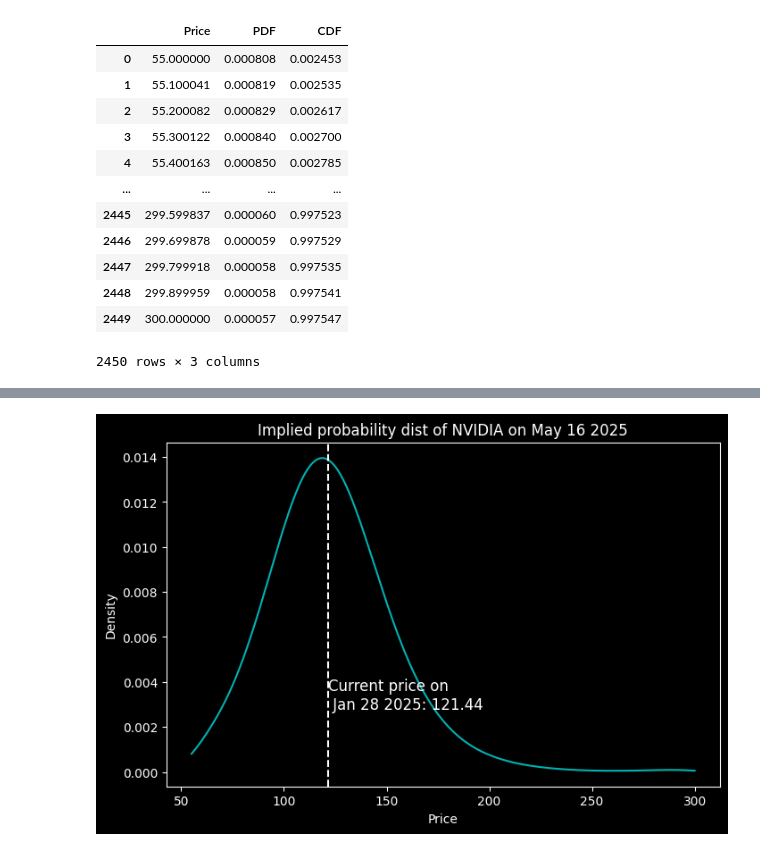
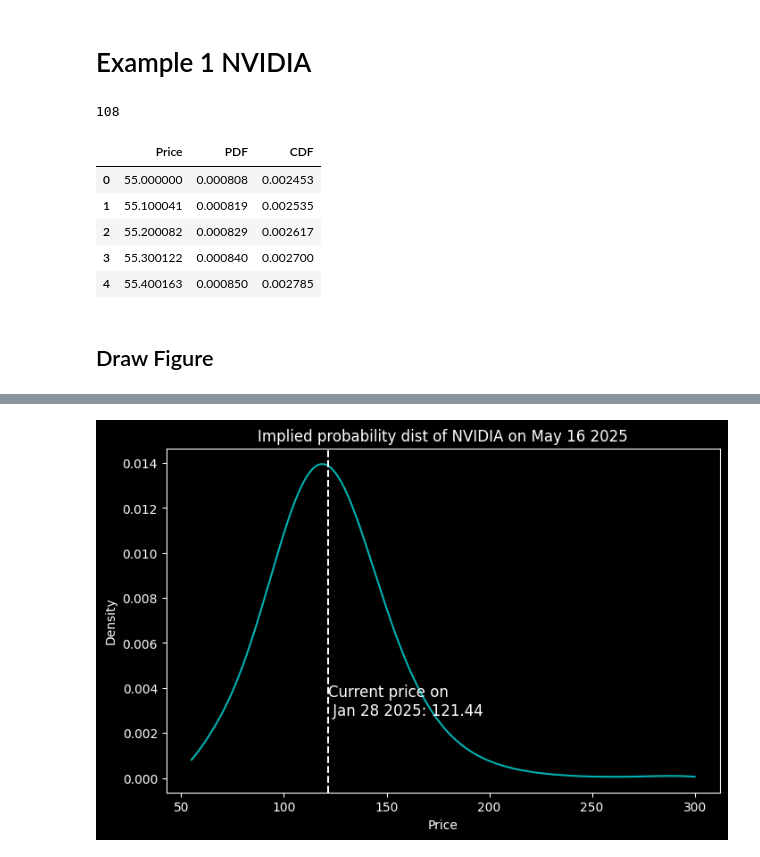
Before and after one commit to TradeInsight-Info/options-implied-probability, a Jupyter notebook: example.ipynb, the cells around one changed output, grey strips where cells are left out. Saved outputs shown, nothing was run; the diff lists cells and outputs as text; code cells hidden in the pictures.

Commit message:
run example through plotting function

```diff
--- a/example.ipynb
+++ b/example.ipynb
@@ -2,6 +2,8 @@
 from oipd import cli
 from datetime import datetime
 import matplotlib.pyplot as plt
+# %% [markdown]
+# Example 1 NVIDIA
 # %%
 # --- example 1 - NVIDIA --- #
 
@@ -15,6 +17,10 @@ strike_date_dt = datetime.strptime(strike_date, "%Y-%m-%d")
 # Calculate the difference in days
 days_difference = (strike_date_dt - current_date_dt).days
 # output_csv_path = "/Users/henrytian/Downloads/results.csv"
+# %%
+days_difference
+# %% [output]
+108
 # %%
 nvidia_pdf = cli.generate_pdf.run(
     input_csv_path=input_csv_path,
@@ -24,18 +30,13 @@ nvidia_pdf = cli.generate_pdf.run(
     fit_kernel_pdf=True,
 )
 # %%
-nvidia_pdf
+nvidia_pdf.head()
 # %% [output]
 |  | Price | PDF | CDF |
 | 0 | 55.000000 | 0.000808 | 0.002453 |
 | 1 | 55.100041 | 0.000819 | 0.002535 |
 | 2 | 55.200082 | 0.000829 | 0.002617 |
 | 3 | 55.300122 | 0.000840 | 0.002700 |
 | 4 | 55.400163 | 0.000850 | 0.002785 |
-| ... | ... | ... | ... |
-| 2445 | 299.599837 | 0.000060 | 0.997523 |
-| 2446 | 299.699878 | 0.000059 | 0.997529 |
-| 2447 | 299.799918 | 0.000058 | 0.997535 |
-| 2448 | 299.899959 | 0.000058 | 0.997541 |
-| 2449 | 300.000000 | 0.000057 | 0.997547 |
-2450 rows × 3 columns
+# %% [markdown]
+## Draw Figure
```
Also changed, not shown: parts of 2 cells of this notebook.
